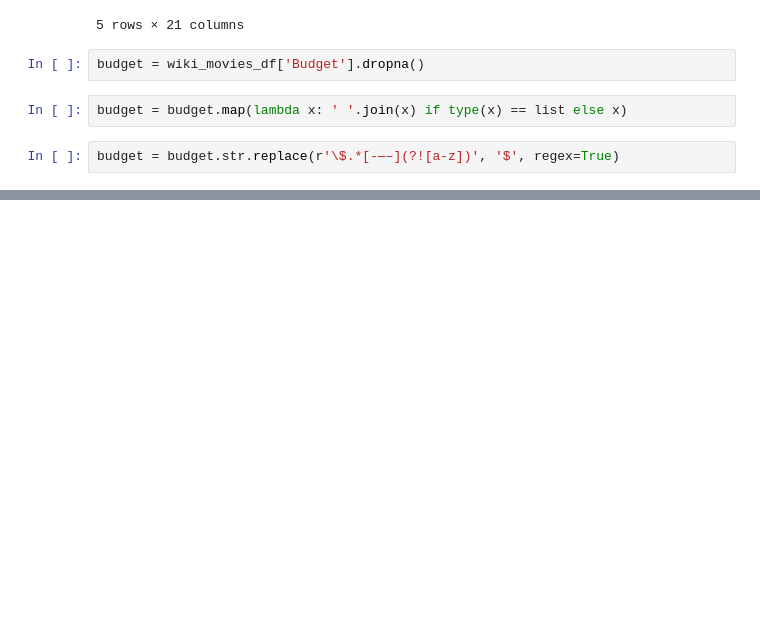
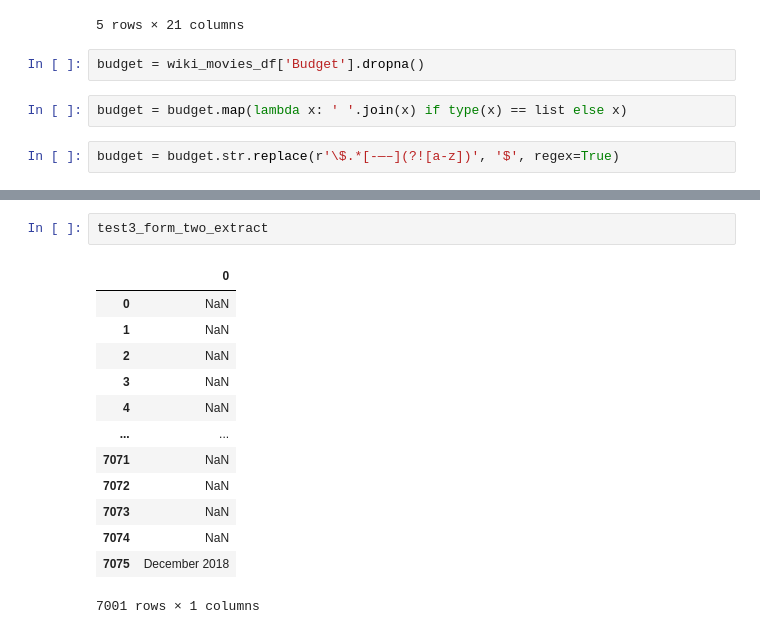
Before and after one commit to jdwrhodes/Movies-ETL, a Jupyter notebook: movies_etl.ipynb, the cells around one changed output, grey strips where cells are left out. Drawn from its saved outputs; the diff is of its cells as text; blank space fills up the shorter version.

```diff
--- a/movies_etl.ipynb
+++ b/movies_etl.ipynb
@@ -510,0 +598,16 @@ budget = budget.str.replace(r'\$.*[-—–](?![a-z])', '$', regex=True)
+# %%
+test3_form_two_extract
+# %% [output]
+|  | 0 |
+| 0 | NaN |
+| 1 | NaN |
+| 2 | NaN |
+| 3 | NaN |
+| 4 | NaN |
+| ... | ... |
+| 7071 | NaN |
+| 7072 | NaN |
+| 7073 | NaN |
+| 7074 | NaN |
+| 7075 | December 2018 |
+7001 rows × 1 columns
```
Also changed, not shown: parts of 28 cells of this notebook.
